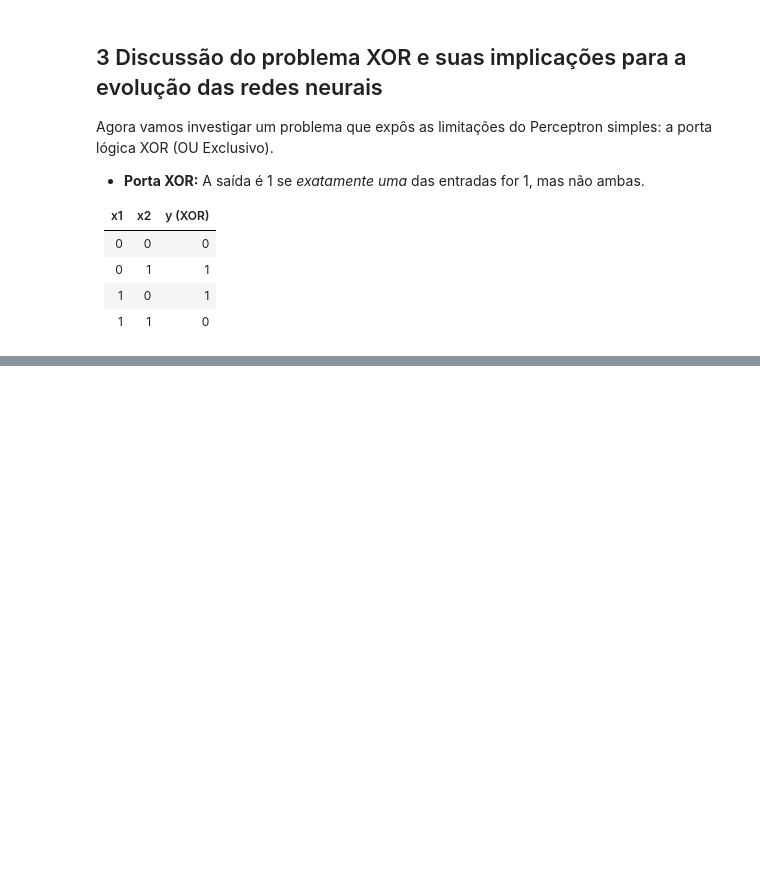
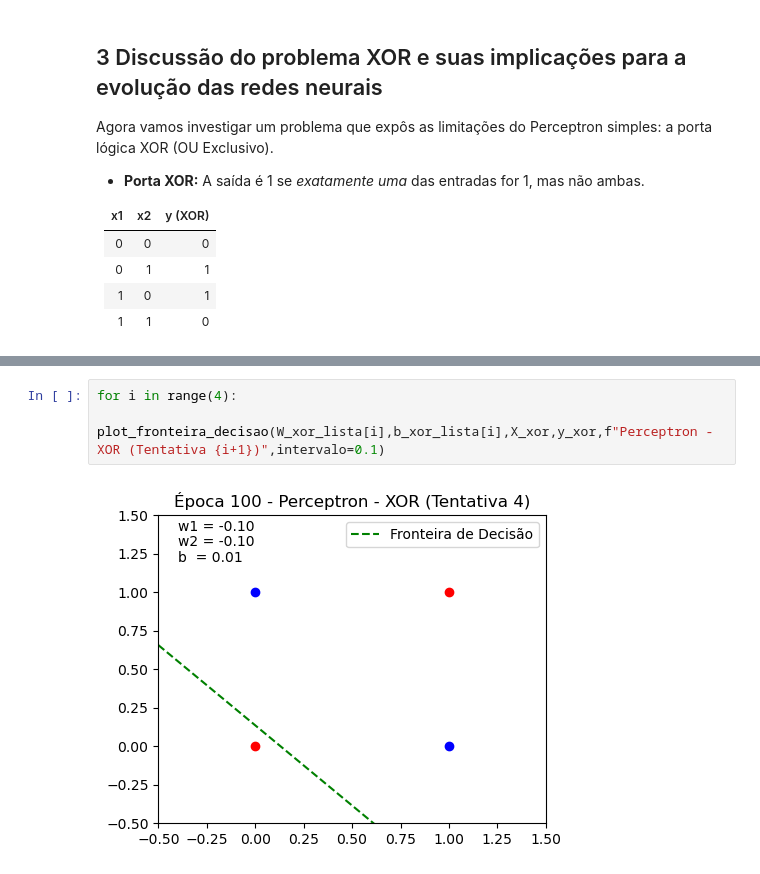
Before and after one commit to jgbmarques/G_JOAO_GABRIEL_BARROS_MARQUES_PERCEPTON, a Jupyter notebook: Codigo/perceptron.ipynb, the cells around one changed output, grey strips where cells are left out. Cells and saved outputs as stored; diff of their text form; blank space fills up the shorter version.

```diff
--- a/Codigo/perceptron.ipynb
+++ b/Codigo/perceptron.ipynb
@@ -626,0 +699,5 @@ Agora vamos investigar um problema  que expôs as limitações do Perceptron sim
+# %%
+for i in range(4):
+    plot_fronteira_decisao(W_xor_lista[i],b_xor_lista[i],X_xor,y_xor,f"Perceptron - XOR (Tentativa {i+1})",intervalo=0.1)
+# %% [output]
+[figure, added]
```
Also changed, not shown: parts of 2 cells of this notebook.
